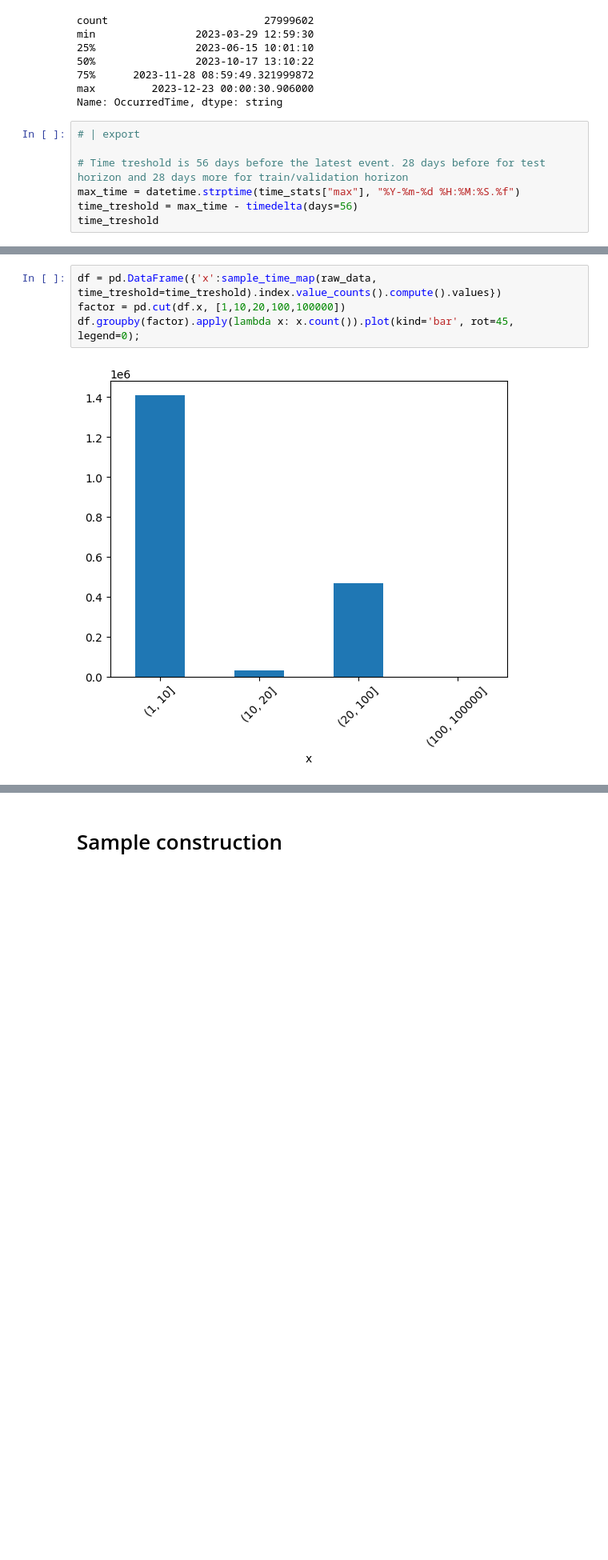
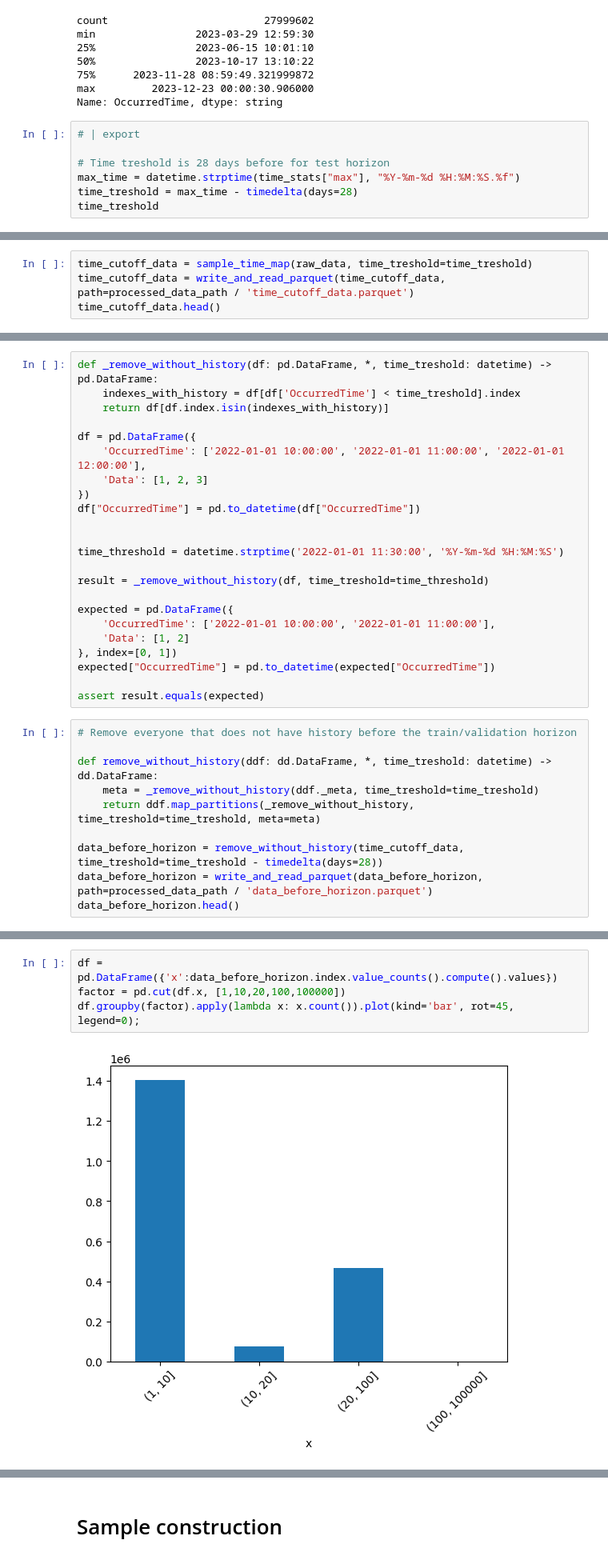
Before and after one commit to airtai/infobip-service, a Jupyter notebook: infobip_service/preprocessing.ipynb, the cells around one changed output, grey strips where cells are left out. Shown at 80% size. Drawn from its saved outputs; the diff is of its cells as text; blank space fills up the shorter version.

```diff
--- a/infobip_service/preprocessing.ipynb
+++ b/infobip_service/preprocessing.ipynb
@@ -93,8 +119,8 @@ Name: OccurredTime, dtype: string
 # %%
 # | export
 
-# Time treshold is 56 days before the latest event. 28 days before for test horizon and 28 days more for train/validation horizon
+# Time treshold is 28 days before for test horizon
 max_time = datetime.strptime(time_stats["max"], "%Y-%m-%d %H:%M:%S.%f")
-time_treshold = max_time - timedelta(days=56)
+time_treshold = max_time - timedelta(days=28)
 time_treshold
 # %% [output]
@@ -101,0 +128,4 @@ datetime.datetime(2023, 10, 28, 0, 0, 30, 906000)
+# %%
+time_cutoff_data = sample_time_map(raw_data, time_treshold=time_treshold)
+time_cutoff_data = write_and_read_parquet(time_cutoff_data, path=processed_data_path / 'time_cutoff_data.parquet')
+time_cutoff_data.head()
@@ -101,0 +140,33 @@ datetime.datetime(2023, 10, 28, 0, 0, 30, 906000)
+# %%
+def _remove_without_history(df: pd.DataFrame, *, time_treshold: datetime) -> pd.DataFrame:
+    indexes_with_history = df[df['OccurredTime'] < time_treshold].index
+    return df[df.index.isin(indexes_with_history)]
+
+df = pd.DataFrame({
+    'OccurredTime': ['2022-01-01 10:00:00', '2022-01-01 11:00:00', '2022-01-01 12:00:00'],
+    'Data': [1, 2, 3]
+})
+df["OccurredTime"] = pd.to_datetime(df["OccurredTime"])
+
+
+time_threshold = datetime.strptime('2022-01-01 11:30:00', '%Y-%m-%d %H:%M:%S')
+
+result = _remove_without_history(df, time_treshold=time_threshold)
+
+expected = pd.DataFrame({
+    'OccurredTime': ['2022-01-01 10:00:00', '2022-01-01 11:00:00'],
+    'Data': [1, 2]
+}, index=[0, 1])
+expected["OccurredTime"] = pd.to_datetime(expected["OccurredTime"])
+
+assert result.equals(expected)
+# %%
+# Remove everyone that does not have history before the train/validation horizon
+
+def remove_without_history(ddf: dd.DataFrame, *, time_treshold: datetime) -> dd.DataFrame:
+    meta = _remove_without_history(ddf._meta, time_treshold=time_treshold)
+    return ddf.map_partitions(_remove_without_history, time_treshold=time_treshold, meta=meta)
+
+data_before_horizon = remove_without_history(time_cutoff_data, time_treshold=time_treshold - timedelta(days=28))
+data_before_horizon = write_and_read_parquet(data_before_horizon, path=processed_data_path / 'data_before_horizon.parquet')
+data_before_horizon.head()
@@ -102,6 +181,6 @@ datetime.datetime(2023, 10, 28, 0, 0, 30, 906000)
 # %%
-df = pd.DataFrame({'x':sample_time_map(raw_data, time_treshold=time_treshold).index.value_counts().compute().values})
+df = pd.DataFrame({'x':data_before_horizon.index.value_counts().compute().values})
 factor = pd.cut(df.x, [1,10,20,100,100000])
 df.groupby(factor).apply(lambda x: x.count()).plot(kind='bar', rot=45, legend=0);
 # %% [output]
-[figure, old version]
+[figure, new version]
```
Also changed, not shown: parts of 38 cells of this notebook, 3 other files.
